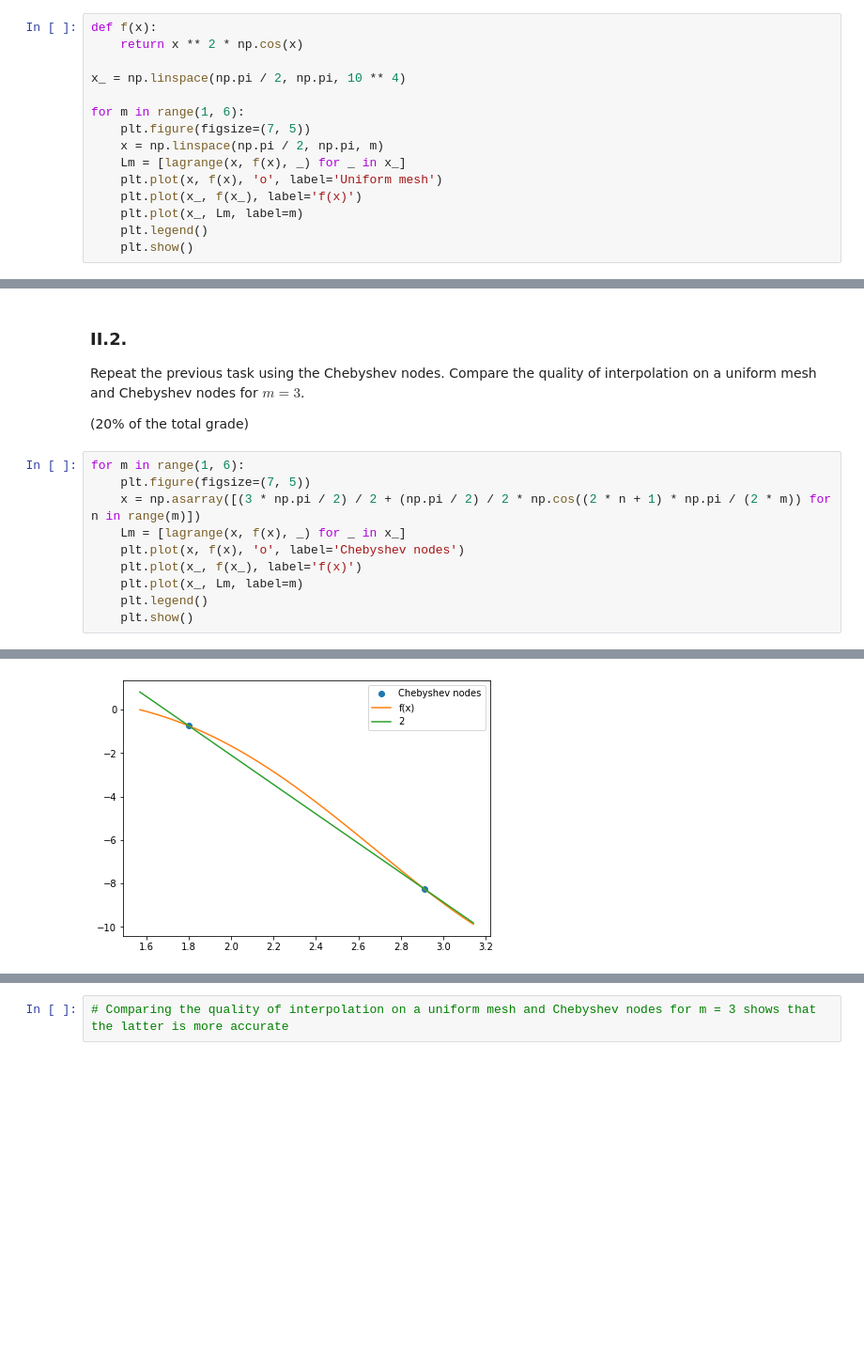
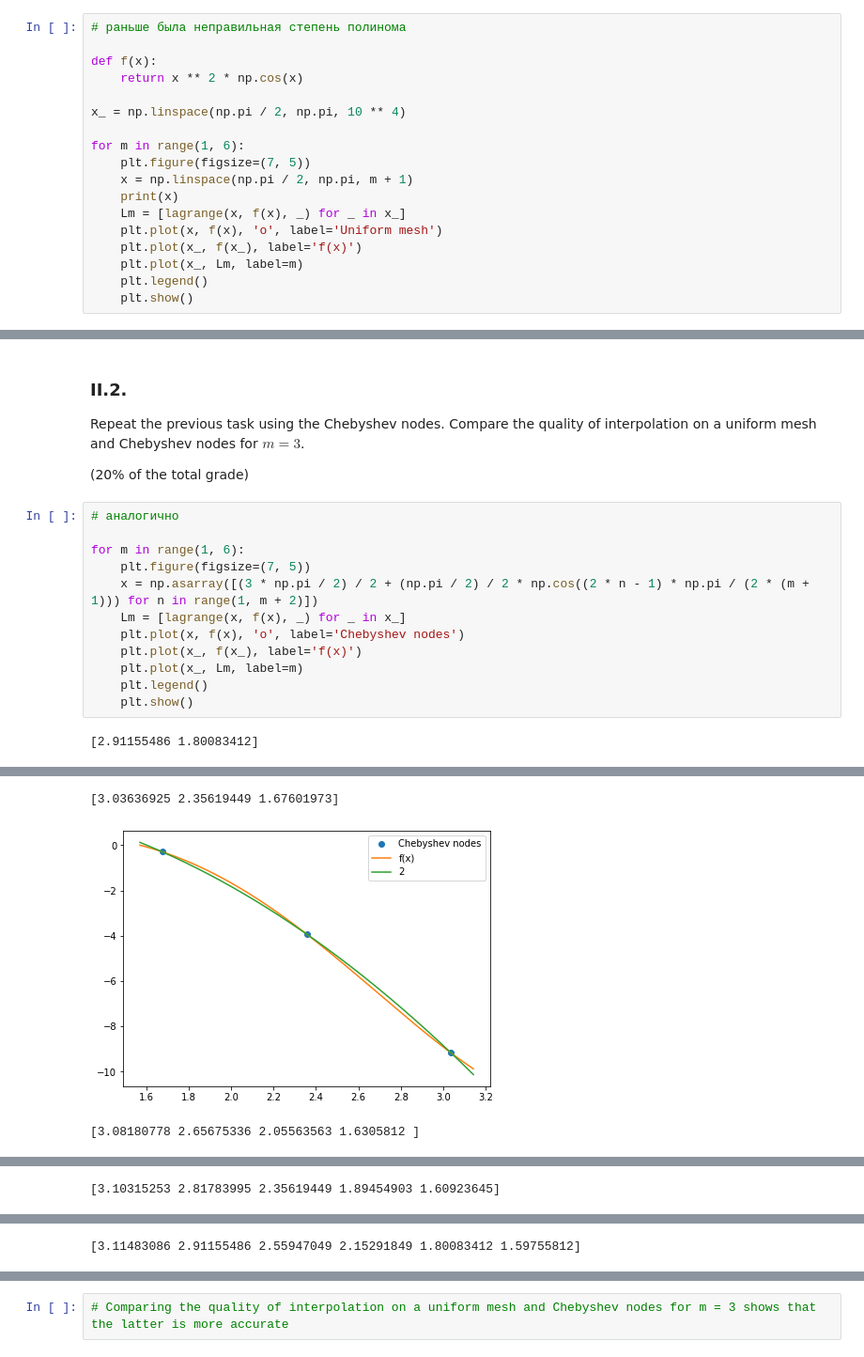
Before and after one commit to palkovna/CP2020, a Jupyter notebook: week_5_intep_approx.ipynb, the cells around one changed output, grey strips where cells are left out. Shown at 94% size. Saved outputs shown, nothing was run; the diff lists cells and outputs as text; blank space fills up the shorter version.

```diff
--- a/week_5_intep_approx.ipynb
+++ b/week_5_intep_approx.ipynb
@@ -134,6 +134,8 @@ def lagrange(x, y, x0):
         L += l * y[i]
     return L
 # %%
+# раньше была неправильная степень полинома
+
 def f(x):
     return x ** 2 * np.cos(x)
 
@@ -141,7 +143,8 @@ x_ = np.linspace(np.pi / 2, np.pi, 10 ** 4)
 
 for m in range(1, 6):
     plt.figure(figsize=(7, 5))
-    x = np.linspace(np.pi / 2, np.pi, m)
+    x = np.linspace(np.pi / 2, np.pi, m + 1)
+    print(x)
     Lm = [lagrange(x, f(x), _) for _ in x_]
     plt.plot(x, f(x), 'o', label='Uniform mesh')
     plt.plot(x_, f(x_), label='f(x)')
@@ -161,9 +169,11 @@ Repeat the previous task using the Chebyshev nodes. Compare the quality of inter
 
 (20% of the total grade)
 # %%
+# аналогично
+
 for m in range(1, 6):
     plt.figure(figsize=(7, 5))
-    x = np.asarray([(3 * np.pi / 2) / 2 + (np.pi / 2) / 2 * np.cos((2 * n + 1) * np.pi / (2 * m)) for n in range(m)])
+    x = np.asarray([(3 * np.pi / 2) / 2 + (np.pi / 2) / 2 * np.cos((2 * n - 1) * np.pi / (2 * (m + 1))) for n in range(1, m + 2)])
     Lm = [lagrange(x, f(x), _) for _ in x_]
     plt.plot(x, f(x), 'o', label='Chebyshev nodes')
     plt.plot(x_, f(x_), label='f(x)')
@@ -171,3 +181,4 @@ for m in range(1, 6):
     plt.legend()
     plt.show()
 # %% [output]
+[2.91155486 1.80083412]
@@ -175 +186,3 @@ for m in range(1, 6):
+[3.03636925 2.35619449 1.67601973]
-[figure, old version]
+[figure, new version]
+[3.08180778 2.65675336 2.05563563 1.6305812 ]
@@ -176,0 +190 @@ for m in range(1, 6):
+[3.10315253 2.81783995 2.35619449 1.89454903 1.60923645]
@@ -178,3 +192,4 @@ for m in range(1, 6):
+[3.11483086 2.91155486 2.55947049 2.15291849 1.80083412 1.59755812]
 [figure]
 # %%
 plt.figure(figsize=(10, 7))
```
Also changed, not shown: parts of 5 cells of this notebook, 3 other files.
